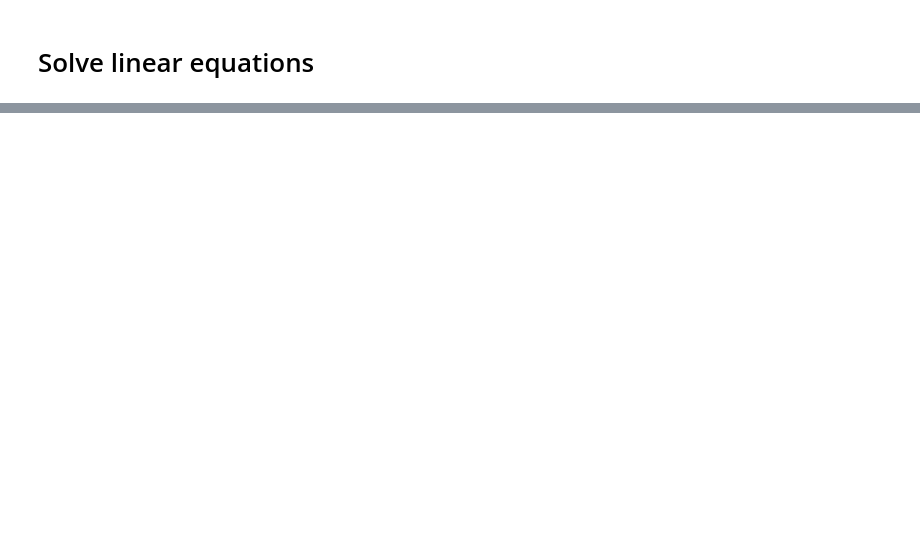
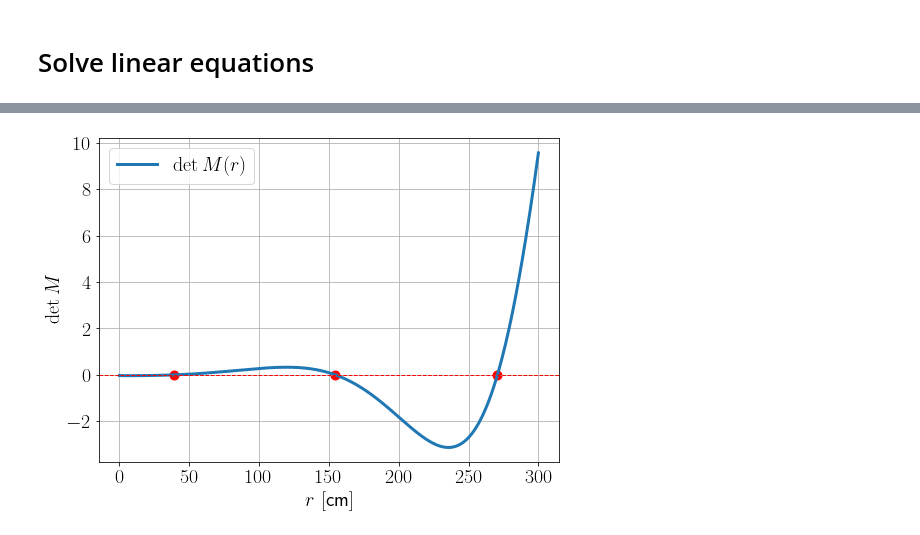
Before and after one commit to dachengx/Group2Flux, a Jupyter notebook: groups.ipynb, the cells around one changed output, grey strips where cells are left out. Saved outputs shown, nothing was run; the diff lists cells and outputs as text; code cells hidden in the pictures; blank space fills up the shorter version.

```diff
--- a/groups.ipynb
+++ b/groups.ipynb
@@ -139,3 +147,30 @@ B, A_p, B_p = A * np.linalg.inv(M0[1:, 1:]).dot(-M0[1:, 0])
+# %%
+fig = plt.figure(figsize=(8, 6))
+# fig.tight_layout()
+gs = gridspec.GridSpec(1, 1, figure=fig, left=0.15, right=0.95, top=0.9, bottom=0.15, wspace=0.4, hspace=0.5)
+ax = fig.add_subplot(gs[0, 0])
+
+r = np.linspace(0, 300, 501)
+ax.plot(r, np.vectorize(det_M)(r), lw=3., label=r'$\det M(r)$')
+ax.axhline(0, color='r', linestyle='dashed', lw='1.')
+rst1 = minimize_scalar(lambda x: np.abs(det_M(x)), bounds=(150, 170), method='bounded')
+rst2 = minimize_scalar(lambda x: np.abs(det_M(x)), bounds=(250, 300), method='bounded')
+ax.scatter(r0, det_M(r0), color='r')
+ax.scatter(rst1.x, det_M(rst1.x), color='r')
+ax.scatter(rst2.x, det_M(rst2.x), color='r')
+ax.set_xlabel(r'$r\ [\si{cm}]$')
+ax.set_ylabel(r'$\det M$')
+# ax.set_xlim(60, 150)
+# ax.set_ylim()
+# ax.set_yscale('log')
+ax.grid()
+ax.legend(prop={'size': 20})
+
+fig.savefig('thesis/figures/det_M_r_far.svg', transparent=True, dpi=800)
+
+plt.show()
+# %% [output]
+[figure, added]
 # %%
 def varphi_1(x):
     return A * np.cos(mu * x)
```
Also changed, not shown: parts of 8 cells of this notebook.
